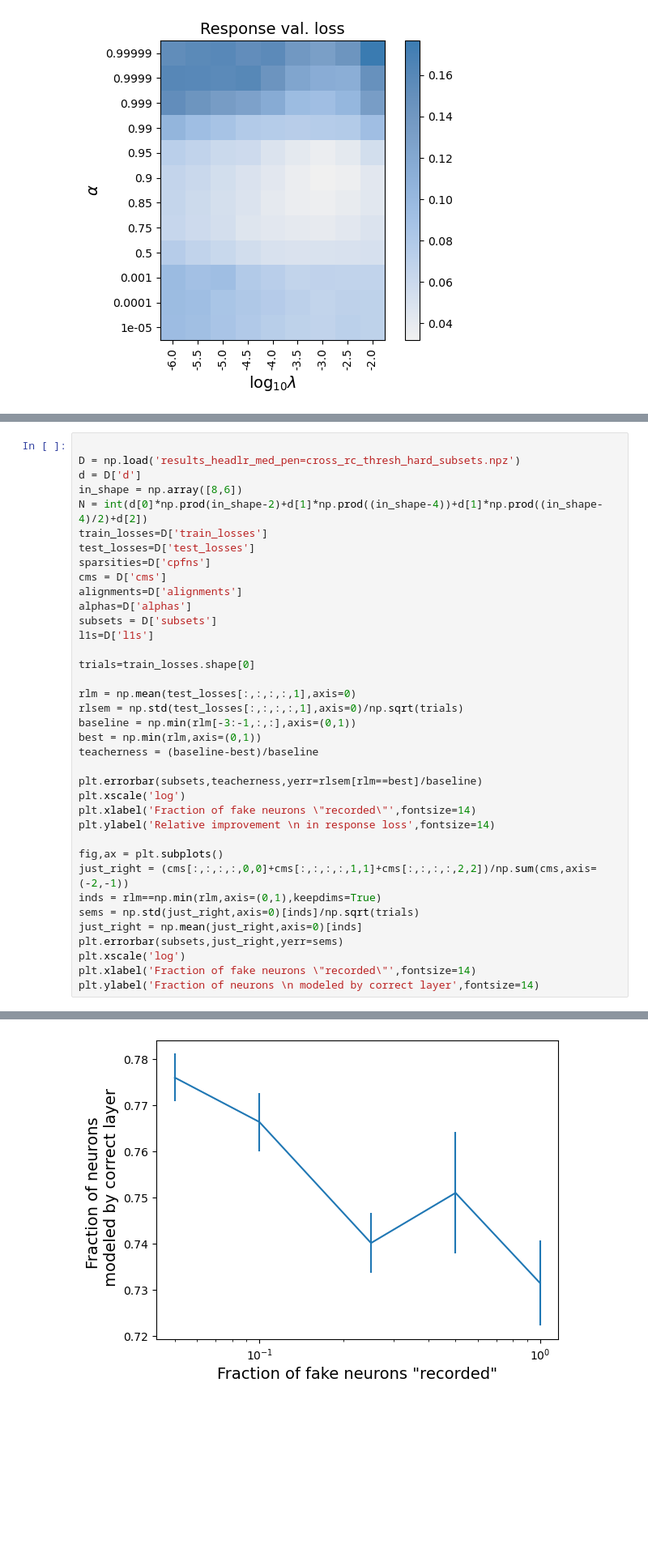
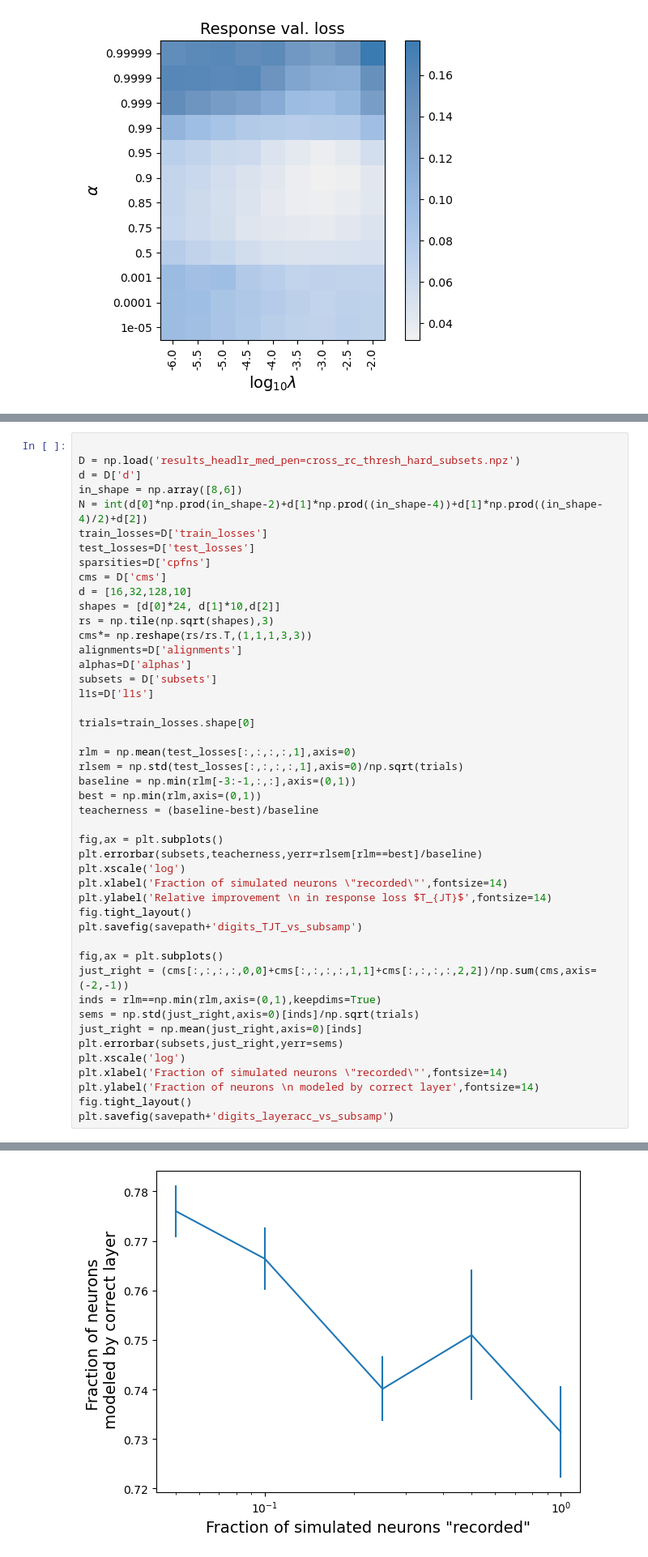
Before and after one commit to zdeblick/JointTraining, a Jupyter notebook: Figures.ipynb, the cells around one changed output, grey strips where cells are left out. Shown at 81% size. Saved outputs shown, nothing was run; the diff lists cells and outputs as text; blank space fills up the shorter version.

```diff
--- a/Figures.ipynb
+++ b/Figures.ipynb
@@ -258,6 +276,10 @@ train_losses=D['train_losses']
 test_losses=D['test_losses']
 sparsities=D['cpfns']
 cms = D['cms']
+d = [16,32,128,10]
+shapes = [d[0]*24, d[1]*10,d[2]]
+rs = np.tile(np.sqrt(shapes),3)
+cms*= np.reshape(rs/rs.T,(1,1,1,3,3))
 alignments=D['alignments']
 alphas=D['alphas']
 subsets = D['subsets']
@@ -271,10 +293,13 @@ baseline = np.min(rlm[-3:-1,:,:],axis=(0,1))
 best = np.min(rlm,axis=(0,1))
 teacherness = (baseline-best)/baseline
 
+fig,ax = plt.subplots()
 plt.errorbar(subsets,teacherness,yerr=rlsem[rlm==best]/baseline)
 plt.xscale('log')
-plt.xlabel('Fraction of fake neurons \"recorded\"',fontsize=14)
-plt.ylabel('Relative improvement \n in response loss',fontsize=14)
+plt.xlabel('Fraction of simulated neurons \"recorded\"',fontsize=14)
+plt.ylabel('Relative improvement \n in response loss $T_{JT}$',fontsize=14)
+fig.tight_layout()
+plt.savefig(savepath+'digits_TJT_vs_subsamp')
 
 fig,ax = plt.subplots()
 just_right = (cms[:,:,:,:,0,0]+cms[:,:,:,:,1,1]+cms[:,:,:,:,2,2])/np.sum(cms,axis=(-2,-1))
@@ -283,6 +308,8 @@ sems = np.std(just_right,axis=0)[inds]/np.sqrt(trials)
 just_right = np.mean(just_right,axis=0)[inds]
 plt.errorbar(subsets,just_right,yerr=sems)
 plt.xscale('log')
-plt.xlabel('Fraction of fake neurons \"recorded\"',fontsize=14)
+plt.xlabel('Fraction of simulated neurons \"recorded\"',fontsize=14)
 plt.ylabel('Fraction of neurons \n modeled by correct layer',fontsize=14)
+fig.tight_layout()
+plt.savefig(savepath+'digits_layeracc_vs_subsamp')
 # %% [output]
@@ -291,4 +317,4 @@ Text(0, 0.5, 'Fraction of neurons \n modeled by correct layer')
-[figure, old version]
+[figure, new version]
 # %% [markdown]
 Theory
 # %%
```
Also changed, not shown: parts of 8 cells of this notebook, 6 other files.
